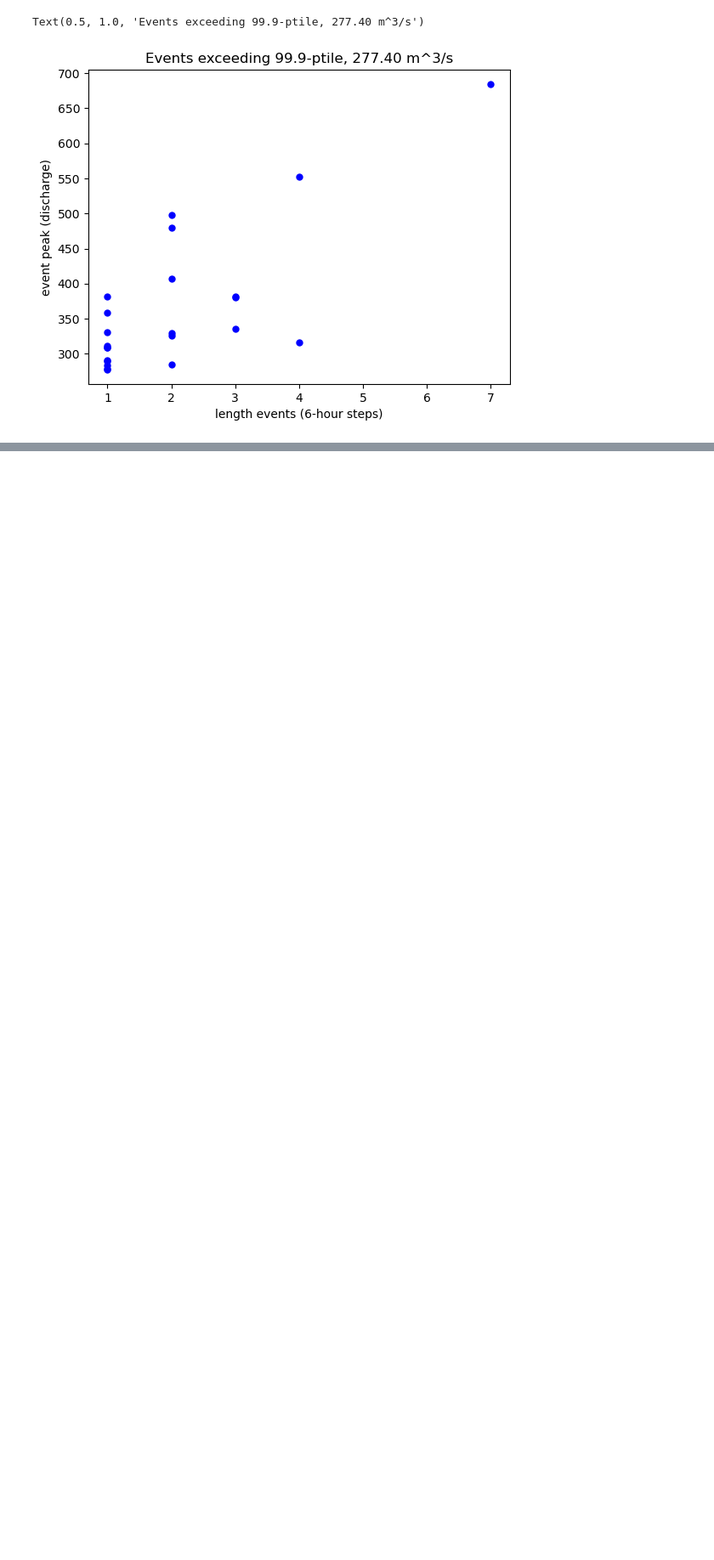
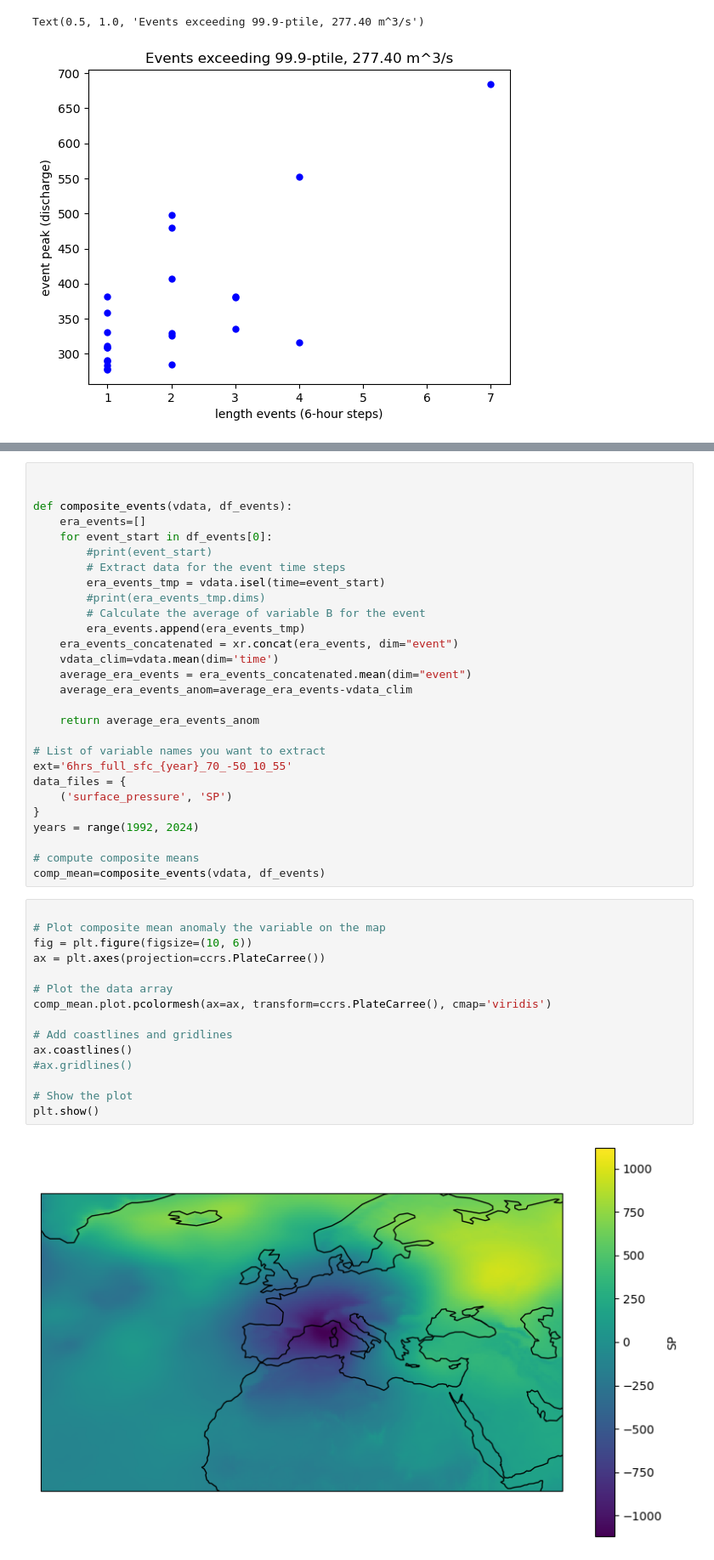
Before and after one commit to zappag/FLORA, a Jupyter notebook: explore.ipynb, the cells around one changed output, grey strips where cells are left out. Shown at 85% size. Drawn from its saved outputs; the diff is of its cells as text; blank space fills up the shorter version.

```diff
--- a/explore.ipynb
+++ b/explore.ipynb
@@ -170,0 +220,45 @@ prova prova git
+# %%
+
+
+def composite_events(vdata, df_events):
+    era_events=[]
+    for event_start in df_events[0]:
+        #print(event_start)
+        # Extract data for the event time steps
+        era_events_tmp = vdata.isel(time=event_start)
+        #print(era_events_tmp.dims)
+        # Calculate the average of variable B for the event
+        era_events.append(era_events_tmp)
+    era_events_concatenated = xr.concat(era_events, dim="event")
+    vdata_clim=vdata.mean(dim='time')
+    average_era_events = era_events_concatenated.mean(dim="event")
+    average_era_events_anom=average_era_events-vdata_clim
+
+    return average_era_events_anom
+
+# List of variable names you want to extract
+ext='6hrs_full_sfc_{year}_70_-50_10_55'
+data_files = {
+    ('surface_pressure', 'SP')
+}
+years = range(1992, 2024)
+
+# compute composite means
+comp_mean=composite_events(vdata, df_events)
+# %%
+
+# Plot composite mean anomaly the variable on the map
+fig = plt.figure(figsize=(10, 6))
+ax = plt.axes(projection=ccrs.PlateCarree())
+
+# Plot the data array
+comp_mean.plot.pcolormesh(ax=ax, transform=ccrs.PlateCarree(), cmap='viridis')
+
+# Add coastlines and gridlines
+ax.coastlines()
+#ax.gridlines()
+
+# Show the plot
+plt.show()
+# %% [output]
+[figure, added]
```
Also changed, not shown: parts of 15 cells of this notebook.
